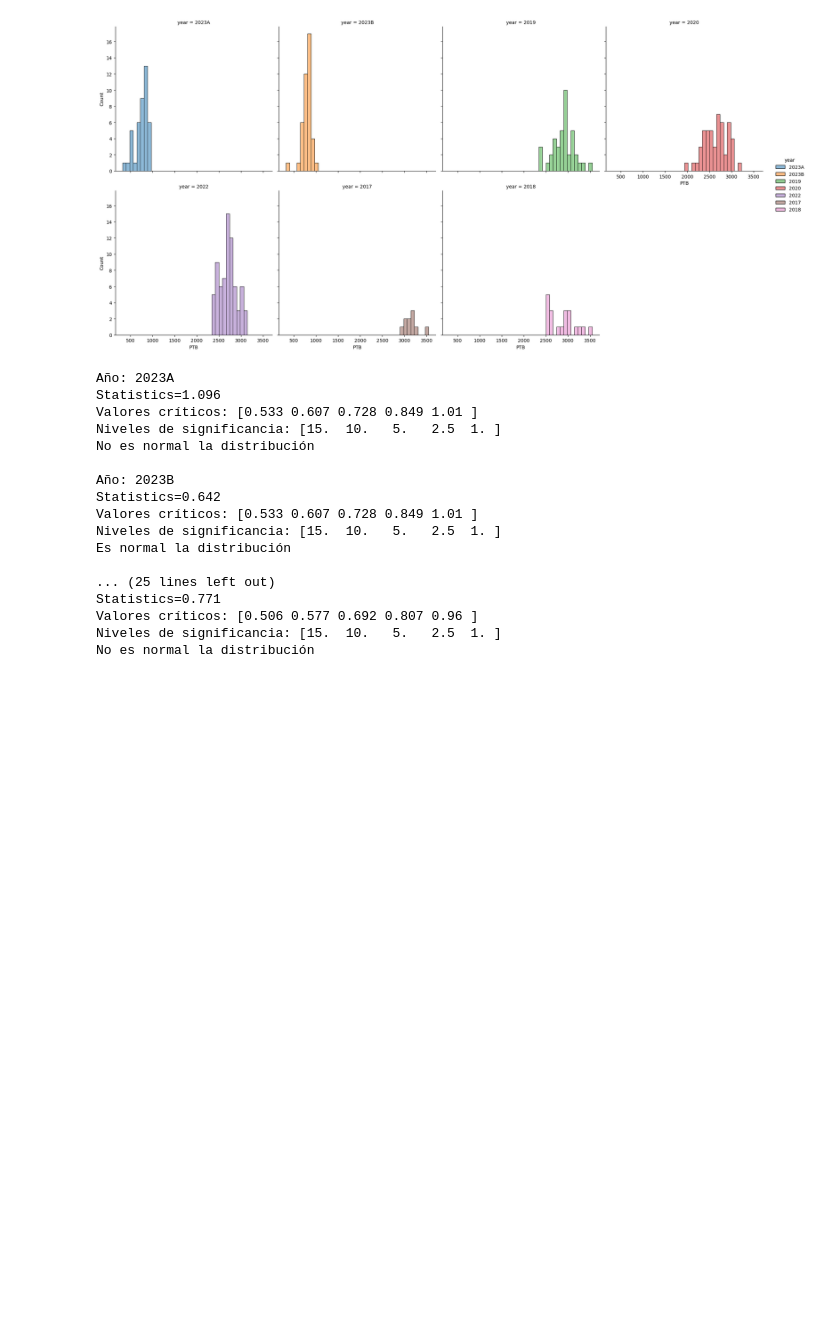
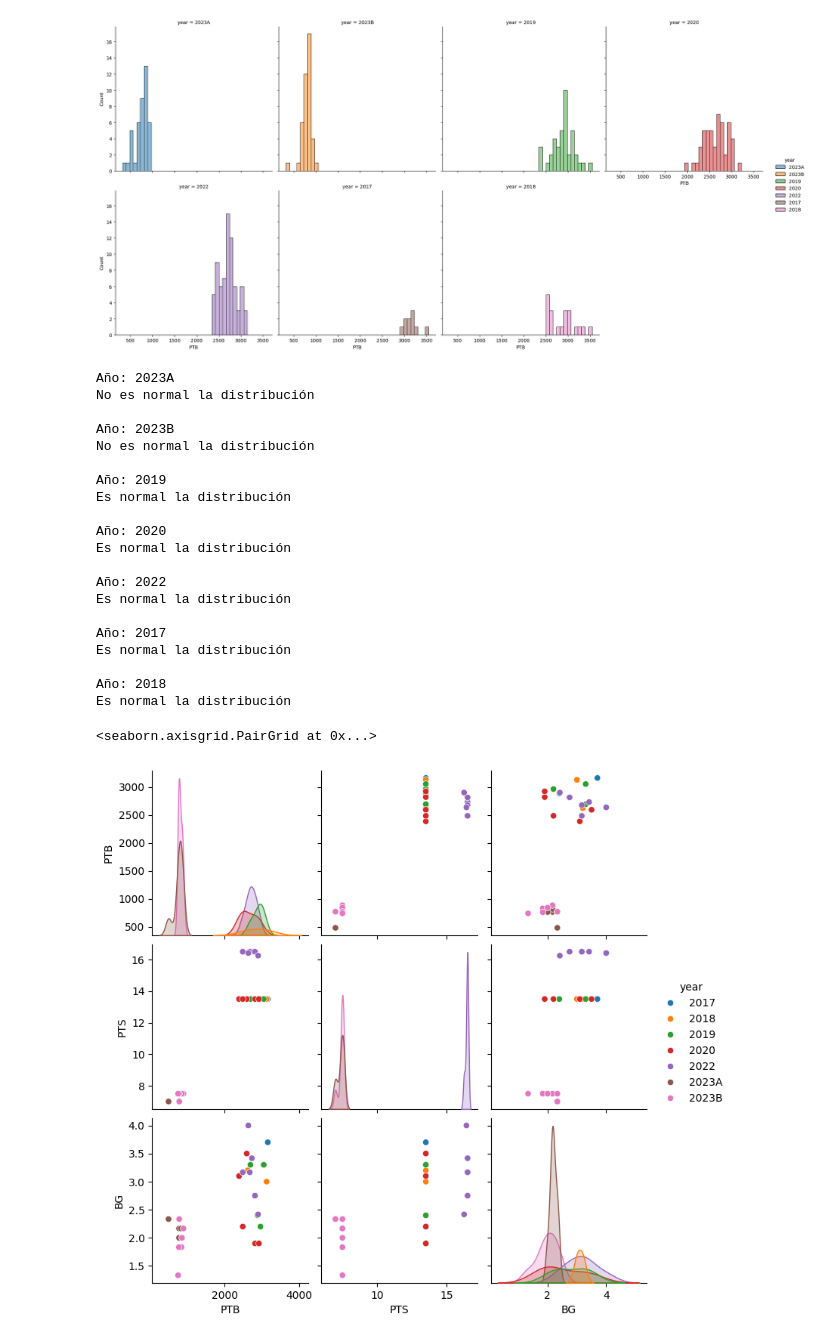
Before and after one commit to Void-CA/FMS, a Jupyter notebook: notebooks/eda.ipynb, the cells around one changed output. Cells and saved outputs as stored; diff of their text form; code cells hidden in the pictures; blank space fills up the shorter version.

```diff
--- a/notebooks/eda.ipynb
+++ b/notebooks/eda.ipynb
@@ -113,26 +113,37 @@ import scipy.stats as stats
 for year in fms["year"].unique():
     result = stats.anderson(fms[fms["year"] == year]["PTB"])
     print(f'Año: {year}')
-    print('Statistics=%.3f' % result.statistic)
-    print('Valores críticos:', result.critical_values)
-    print('Niveles de significancia:', result.significance_level)
     print("Es normal la distribución" if result.statistic < result.critical_values[2] else "No es normal la distribución")
     print()
 # %% [output]
 Año: 2023A
-Statistics=1.096
-Valores críticos: [0.533 0.607 0.728 0.849 1.01 ]
-Niveles de significancia: [15.  10.   5.   2.5  1. ]
 No es normal la distribución
 
 Año: 2023B
-Statistics=0.642
-Valores críticos: [0.533 0.607 0.728 0.849 1.01 ]
-Niveles de significancia: [15.  10.   5.   2.5  1. ]
+No es normal la distribución
+
+Año: 2019
 Es normal la distribución
 
-... (25 lines left out)
-Statistics=0.771
-Valores críticos: [0.506 0.577 0.692 0.807 0.96 ]
-Niveles de significancia: [15.  10.   5.   2.5  1. ]
-No es normal la distribución
+Año: 2020
+Es normal la distribución
+
+Año: 2022
+Es normal la distribución
+
+Año: 2017
+Es normal la distribución
+
+Año: 2018
+Es normal la distribución
+# %%
+stats = fms.groupby(["year","country"]).agg({
+    "PTB": "mean",
+    "PTS": "mean",
+    "BG": "mean"
+})
+
+sns.pairplot(stats.reset_index(), hue="year")
+# %% [output]
+<seaborn.axisgrid.PairGrid at 0x...>
+[figure, added]
```
Also changed, not shown: parts of 3 cells of this notebook, 1 other file.
